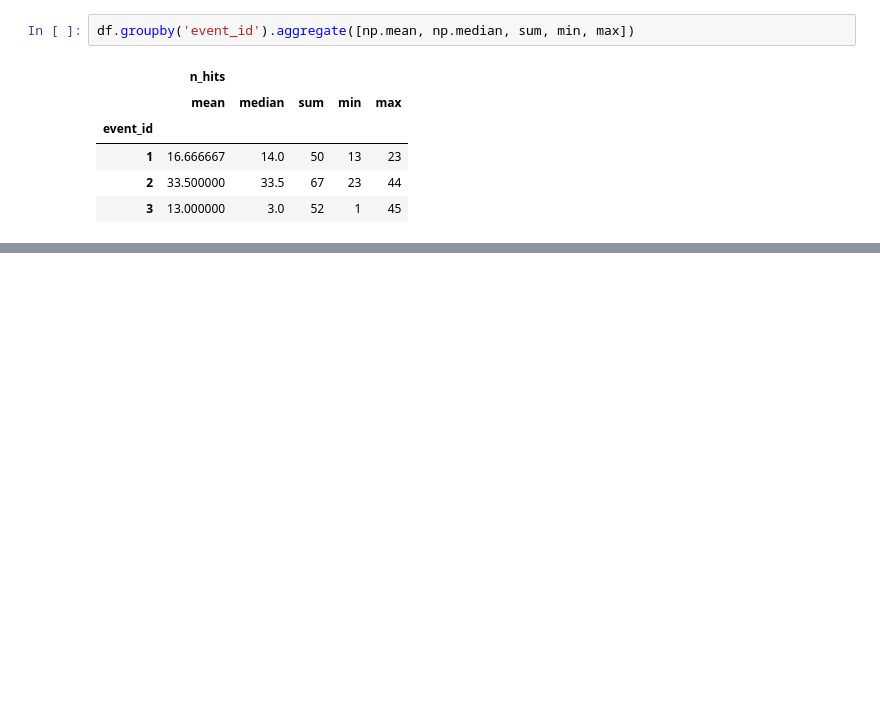
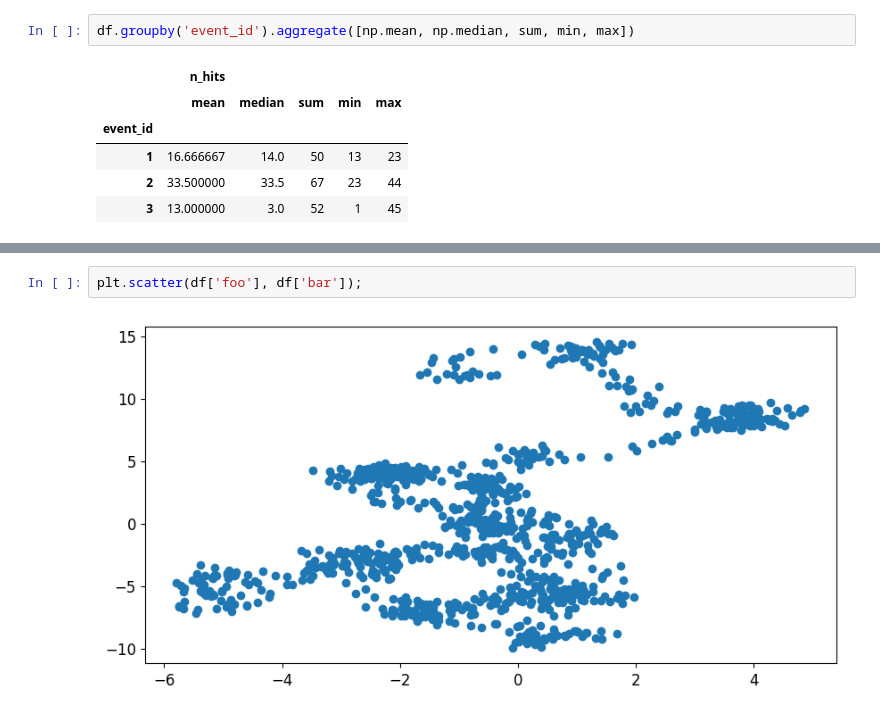
Before and after one commit to Asterics2020-Obelics/School2017, a Jupyter notebook: pandas/1. Pandas Warming Up.ipynb, the cells around one changed output, grey strips where cells are left out. Drawn from its saved outputs; the diff is of its cells as text; blank space fills up the shorter version.

```diff
--- a/pandas/1. Pandas Warming Up.ipynb
+++ b/pandas/1. Pandas Warming Up.ipynb
@@ -331,3 +348,7 @@ df.groupby('event_id').aggregate([np.mean, np.median, sum, min, max])
+# %%
+plt.scatter(df['foo'], df['bar']);
+# %% [output]
+[figure, added]
 # %% [markdown]
 ## Acknowledgements
 ![](images/eu_asterics.png)
```
Also changed, not shown: parts of 12 cells of this notebook.
